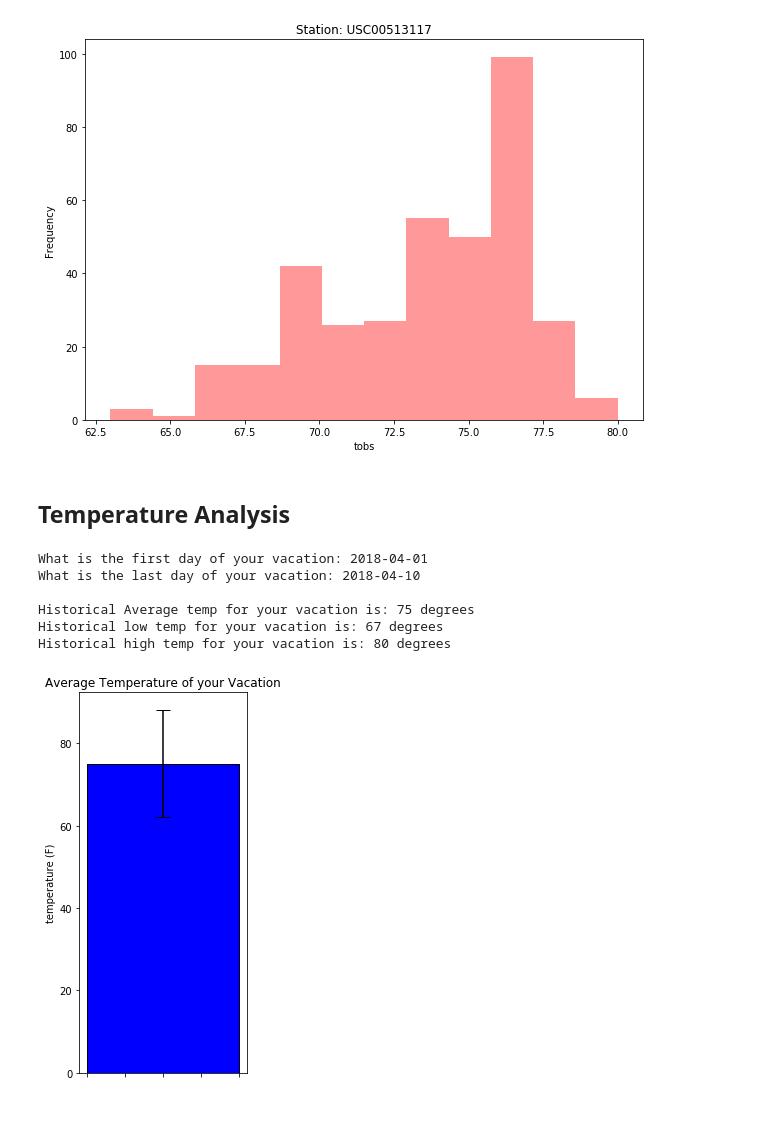
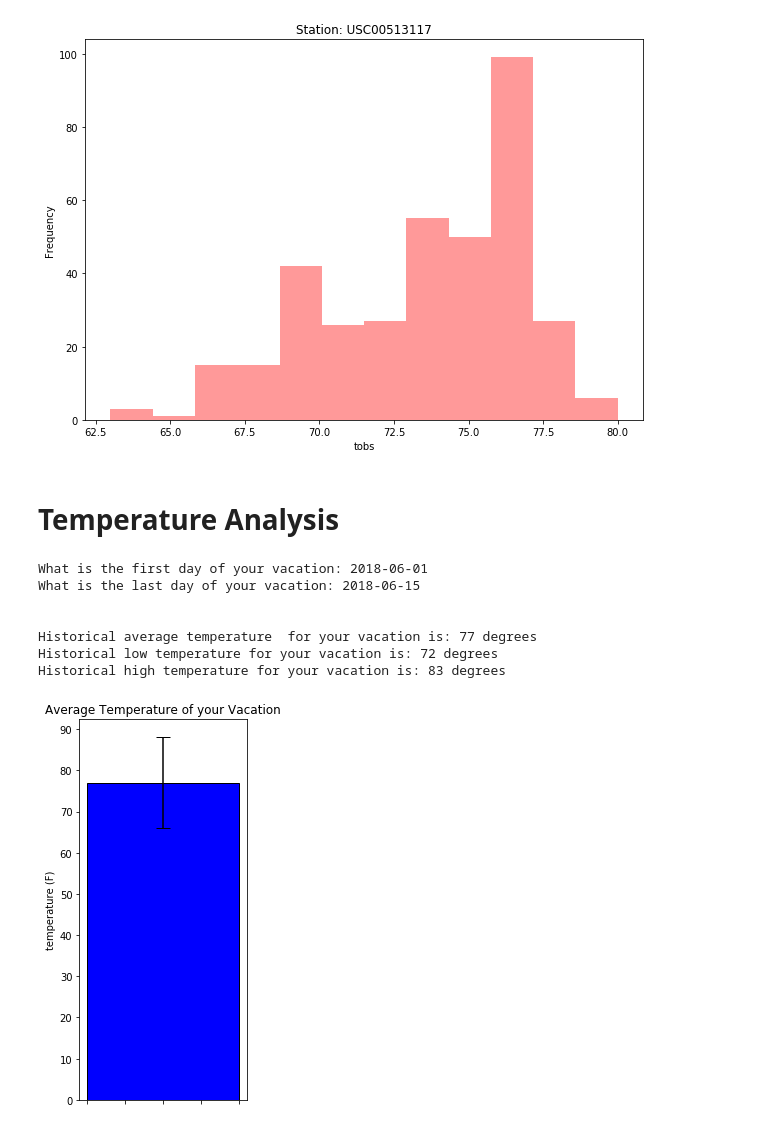
Before and after one commit to mbartlettnix/Surfer_Analysis, a Jupyter notebook: climate_analysis.ipynb, the cells around one changed output. Drawn from its saved outputs; the diff is of its cells as text; code cells hidden in the pictures.

```diff
--- a/climate_analysis.ipynb
+++ b/climate_analysis.ipynb
@@ -130,18 +135,7 @@ plt.show()
 # %% [output]
 [figure]
 # %% [markdown]
-## Temperature Analysis
+# Temperature Analysis
-# %%
-def calc_temps():
-    start_date = str(input("What is the first day of your vacation: "))
-    end_date = str(input("What is the last day of your vacation: "))
-    data = pd.DataFrame(session.query(measurement.tobs).\
-    filter(measurement.date >= (pd.to_datetime(start_date,format='%Y-%m-%d')-dt.timedelta(days=365)), \
-           measurement.date < (pd.to_datetime(end_date,format='%Y-%m-%d')-dt.timedelta(days=365))).all())
-    avg = data['tobs'].mean()
-    low = data['tobs'].min()
-    high = data['tobs'].max()
-    return avg,low,high
 # %%
 def calc_temps(start_date,end_date):
     data = pd.DataFrame(session.query(measurement.tobs).\
@@ -158,22 +152,24 @@ def calc_temps(start_date,end_date):
 start_date = str(input("What is the first day of your vacation: "))
 end_date = str(input("What is the last day of your vacation: "))
 print()
+print()
 average,low,high = calc_temps(start_date, end_date)
 # %% [output]
-What is the first day of your vacation: 2018-04-01
-What is the last day of your vacation: 2018-04-10
+What is the first day of your vacation: 2018-06-01
+What is the last day of your vacation: 2018-06-15
 
-Historical Average temp for your vacation is: 75 degrees
-Historical low temp for your vacation is: 67 degrees
-Historical high temp for your vacation is: 80 degrees
+
+Historical average temperature  for your vacation is: 77 degrees
+Historical low temperature for your vacation is: 72 degrees
+Historical high temperature for your vacation is: 83 degrees
 # %%
 fig, ax = pyplot.subplots(figsize=(3,7))
-
 ax.bar(1, average, color = 'blue', edgecolor = 'black', yerr=(high-low), capsize=7, label='test')
-# plt.axis('off')
 ax.set_xticklabels([])
+plt.yticks(np.arange(0, average+20, 10))
 plt.title ("Average Temperature of your Vacation")
 plt.ylabel ("temperature (F)")
+plt.savefig('Images/Vaca_Temp')
 plt.show()
 # %% [output]
-[figure, old version]
+[figure, new version]
```
Also changed, not shown: parts of 7 cells of this notebook, 7 other files.
